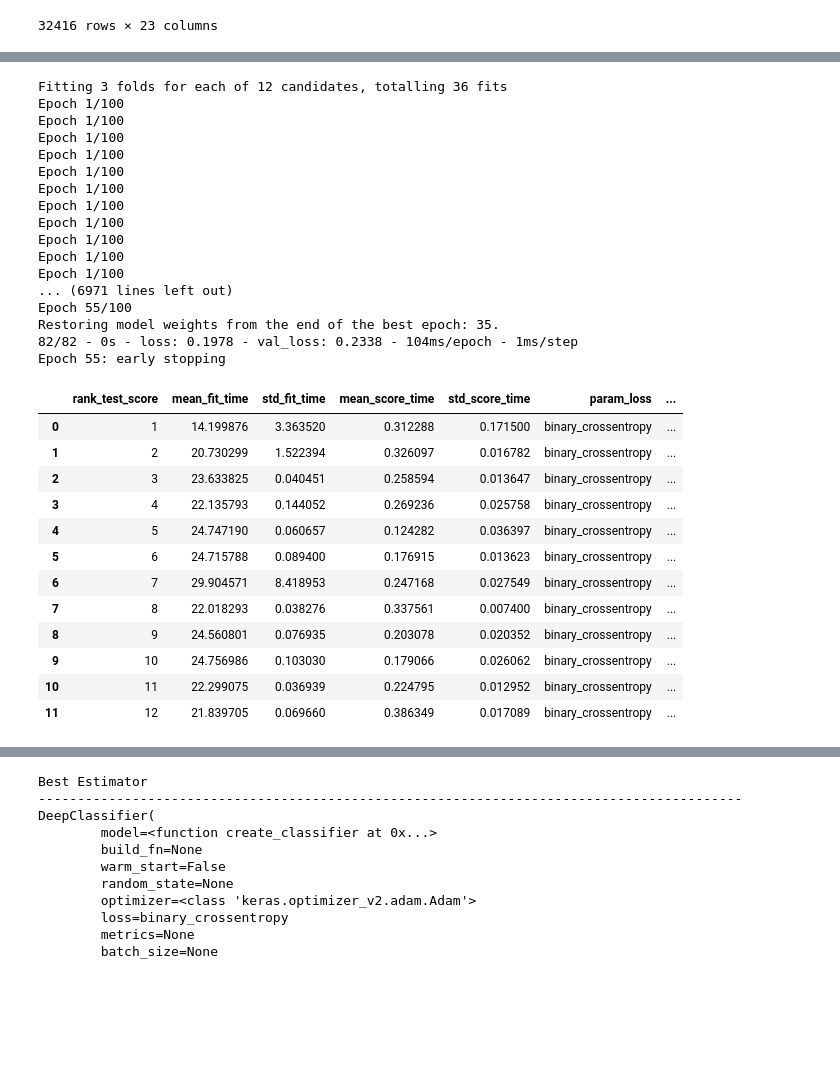
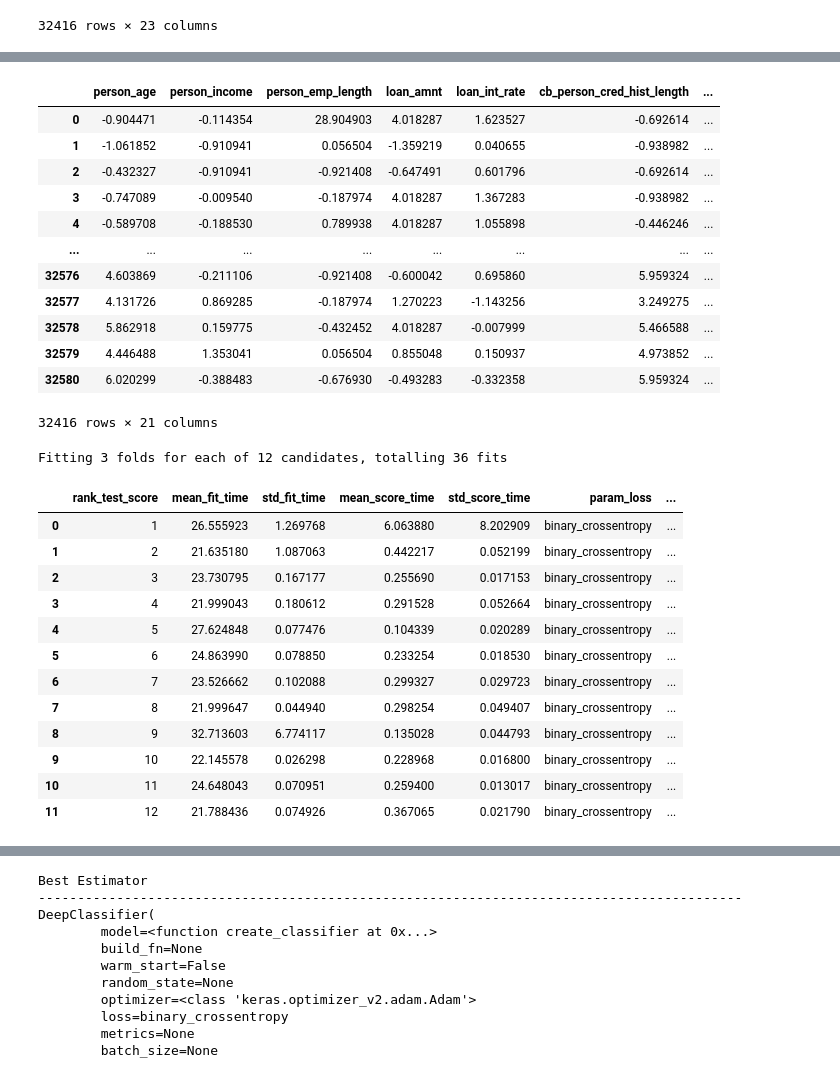
Before and after one commit to tblatrille/Keras_GridSearch, a Jupyter notebook: Classification.ipynb, the cells around one changed output, grey strips where cells are left out. Saved outputs shown, nothing was run; the diff lists cells and outputs as text; code cells hidden in the pictures; blank space fills up the shorter version.

```diff
--- a/Classification.ipynb
+++ b/Classification.ipynb
@@ -86,8 +88,8 @@ df
 | 32580 | 66 | 42000 | 2.0 | 6475 | 9.99 | 0 | ... |
 32416 rows × 23 columns
 # %%
-X = df.drop(columns='loan_status')
+X = df.drop(columns=['loan_status', 'loan_percent_income'])
+
 Y = df['loan_status']
 
-scaler = StandardScaler().fit(X)
-X = pd.DataFrame(scaler.transform(X), columns=X.columns)
+numerical_columns = X.columns[X.dtypes != 'uint8']
@@ -94,3 +112,24 @@ X = pd.DataFrame(scaler.transform(X), columns=X.columns)
+# %%
+# MinMax Scaler preservers One Hot Encoded variables
+scaler = StandardScaler().fit(X.loc[:,numerical_columns])
+# %%
+X.loc[:,numerical_columns] = scaler.transform(X.loc[:,numerical_columns])
+# %%
+X
+# %% [output]
+|  | person_age | person_income | person_emp_length | loan_amnt | loan_int_rate | cb_person_cred_hist_length | ... |
+| 0 | -0.904471 | -0.114354 | 28.904903 | 4.018287 | 1.623527 | -0.692614 | ... |
+| 1 | -1.061852 | -0.910941 | 0.056504 | -1.359219 | 0.040655 | -0.938982 | ... |
+| 2 | -0.432327 | -0.910941 | -0.921408 | -0.647491 | 0.601796 | -0.692614 | ... |
+| 3 | -0.747089 | -0.009540 | -0.187974 | 4.018287 | 1.367283 | -0.938982 | ... |
+| 4 | -0.589708 | -0.188530 | 0.789938 | 4.018287 | 1.055898 | -0.446246 | ... |
+| ... | ... | ... | ... | ... | ... | ... | ... |
+| 32576 | 4.603869 | -0.211106 | -0.921408 | -0.600042 | 0.695860 | 5.959324 | ... |
+| 32577 | 4.131726 | 0.869285 | -0.187974 | 1.270223 | -1.143256 | 3.249275 | ... |
+| 32578 | 5.862918 | 0.159775 | -0.432452 | 4.018287 | -0.007999 | 5.466588 | ... |
+| 32579 | 4.446488 | 1.353041 | 0.056504 | 0.855048 | 0.150937 | 4.973852 | ... |
+| 32580 | 6.020299 | -0.388483 | -0.676930 | -0.493283 | -0.332358 | 5.959324 | ... |
+32416 rows × 21 columns
 # %%
 classifcator = DeepClassifier(
     model=create_classifier,
@@ -104,9 +143,9 @@ classifcator = DeepClassifier(
     callbacks__monitor="val_loss",
     callbacks__min_delta=0.0001,
     callbacks__patience=20,
-    callbacks__verbose=2,
+    callbacks__verbose=0,
     callbacks__restore_best_weights=True,
-    verbose=2,
+    verbose=0,
     epochs=100,
     train_ratio=0.8,
     val_ratio=0.2,
@@ -150,61 +189,45 @@ clf = GridSearchCV(
     # Train all the models in paralel
     n_jobs=-1,
     cv=3,
     verbose=3,
     scoring='f1_macro',
 )
 
 # 80% train / 20% test
 # Train set will be splitted again in order to use 20% of it for Keras validation
 
 X_train, X_test, y_train, y_test = train_test_split(X, Y, test_size=0.2, random_state=7)
 
 X_train = X_train.values.reshape((X_train.shape[0], X_train.shape[1], 1))
 
 clf.fit(X_train, y_train)
 
 grid_search_cv = (
     pd.DataFrame.from_dict(clf.cv_results_)
     .sort_values(by=["rank_test_score"], ascending=True)
     .head(100)
 )
 
 grid_search_cv.index = grid_search_cv.rank_test_score
 grid_search_cv.to_csv("GridSearchResults.csv")
 
 
 pd.read_csv('GridSearchResults.csv')
 # %% [output]
 Fitting 3 folds for each of 12 candidates, totalling 36 fits
-Epoch 1/100
-Epoch 1/100
-Epoch 1/100
-Epoch 1/100
-Epoch 1/100
-Epoch 1/100
-Epoch 1/100
-Epoch 1/100
-Epoch 1/100
-Epoch 1/100
-Epoch 1/100
-... (6971 lines left out)
-Epoch 55/100
-Restoring model weights from the end of the best epoch: 35.
-82/82 - 0s - loss: 0.1978 - val_loss: 0.2338 - 104ms/epoch - 1ms/step
-Epoch 55: early stopping
 |  | rank_test_score | mean_fit_time | std_fit_time | mean_score_time | std_score_time | param_loss | ... |
-| 0 | 1 | 14.199876 | 3.363520 | 0.312288 | 0.171500 | binary_crossentropy | ... |
-| 1 | 2 | 20.730299 | 1.522394 | 0.326097 | 0.016782 | binary_crossentropy | ... |
-| 2 | 3 | 23.633825 | 0.040451 | 0.258594 | 0.013647 | binary_crossentropy | ... |
-| 3 | 4 | 22.135793 | 0.144052 | 0.269236 | 0.025758 | binary_crossentropy | ... |
-| 4 | 5 | 24.747190 | 0.060657 | 0.124282 | 0.036397 | binary_crossentropy | ... |
-| 5 | 6 | 24.715788 | 0.089400 | 0.176915 | 0.013623 | binary_crossentropy | ... |
-| 6 | 7 | 29.904571 | 8.418953 | 0.247168 | 0.027549 | binary_crossentropy | ... |
-| 7 | 8 | 22.018293 | 0.038276 | 0.337561 | 0.007400 | binary_crossentropy | ... |
-| 8 | 9 | 24.560801 | 0.076935 | 0.203078 | 0.020352 | binary_crossentropy | ... |
-| 9 | 10 | 24.756986 | 0.103030 | 0.179066 | 0.026062 | binary_crossentropy | ... |
-| 10 | 11 | 22.299075 | 0.036939 | 0.224795 | 0.012952 | binary_crossentropy | ... |
-| 11 | 12 | 21.839705 | 0.069660 | 0.386349 | 0.017089 | binary_crossentropy | ... |
+| 0 | 1 | 26.555923 | 1.269768 | 6.063880 | 8.202909 | binary_crossentropy | ... |
+| 1 | 2 | 21.635180 | 1.087063 | 0.442217 | 0.052199 | binary_crossentropy | ... |
+| 2 | 3 | 23.730795 | 0.167177 | 0.255690 | 0.017153 | binary_crossentropy | ... |
+| 3 | 4 | 21.999043 | 0.180612 | 0.291528 | 0.052664 | binary_crossentropy | ... |
+| 4 | 5 | 27.624848 | 0.077476 | 0.104339 | 0.020289 | binary_crossentropy | ... |
+| 5 | 6 | 24.863990 | 0.078850 | 0.233254 | 0.018530 | binary_crossentropy | ... |
+| 6 | 7 | 23.526662 | 0.102088 | 0.299327 | 0.029723 | binary_crossentropy | ... |
+| 7 | 8 | 21.999647 | 0.044940 | 0.298254 | 0.049407 | binary_crossentropy | ... |
+| 8 | 9 | 32.713603 | 6.774117 | 0.135028 | 0.044793 | binary_crossentropy | ... |
+| 9 | 10 | 22.145578 | 0.026298 | 0.228968 | 0.016800 | binary_crossentropy | ... |
+| 10 | 11 | 24.648043 | 0.070951 | 0.259400 | 0.013017 | binary_crossentropy | ... |
+| 11 | 12 | 21.788436 | 0.074926 | 0.367065 | 0.021790 | binary_crossentropy | ... |
 # %%
 X_test = X_test.values.reshape((X_test.shape[0], X_test.shape[1], 1))
 
```
Also changed, not shown: parts of 8 cells of this notebook, 2 other files.
